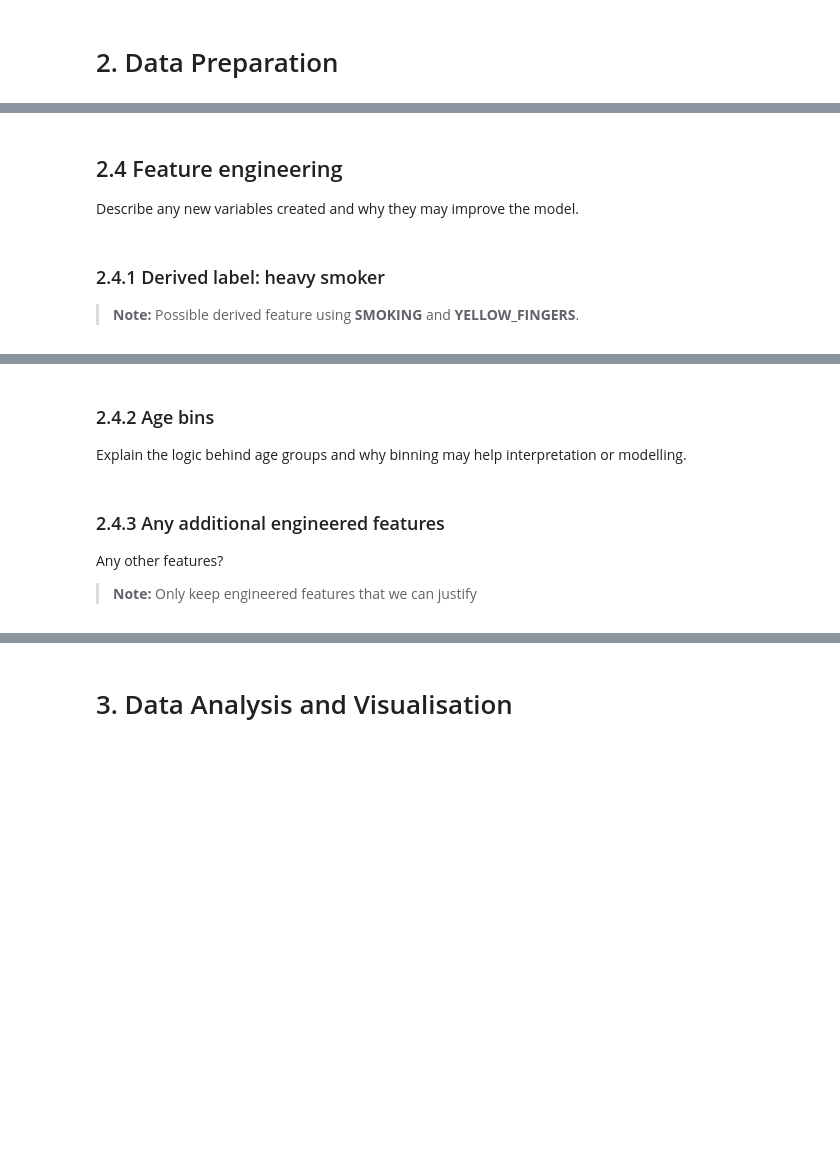
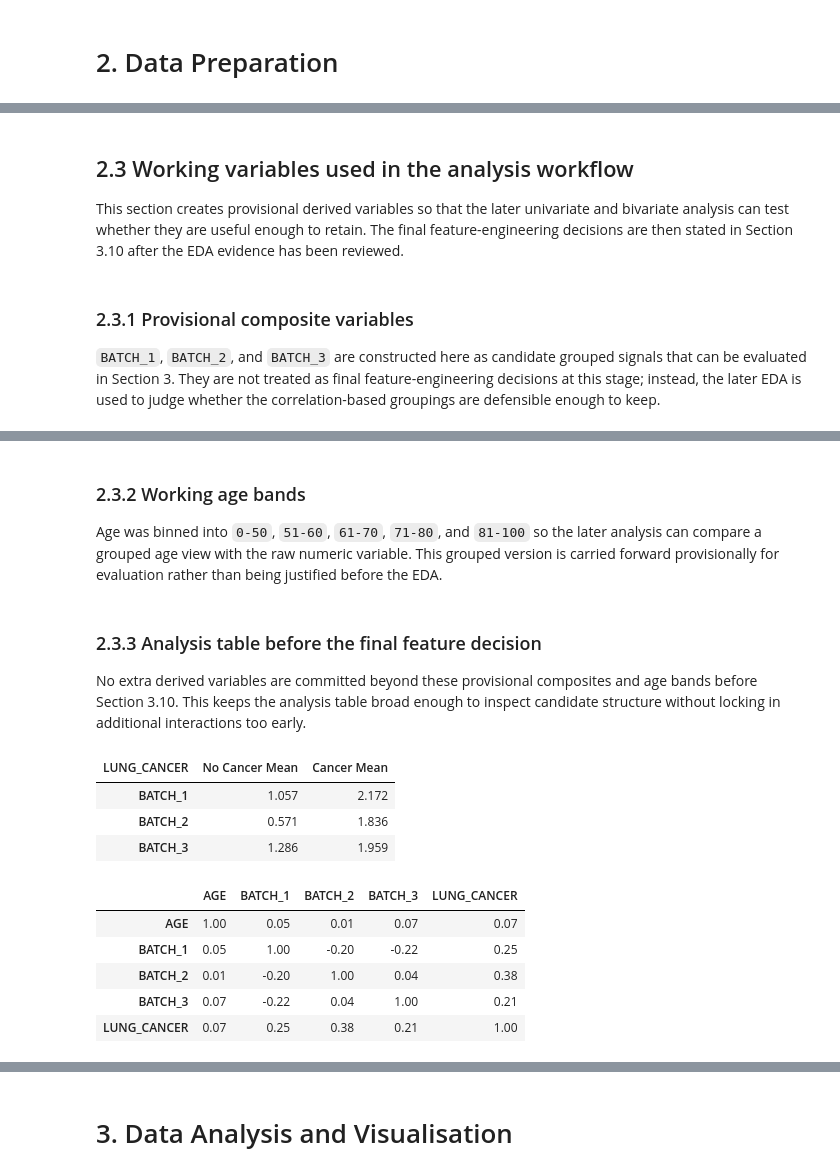
Before and after one commit to JoeShade/groupProject, a Jupyter notebook: blankTemplate.ipynb, the cells around one changed output, grey strips where cells are left out. Cells and saved outputs as stored; diff of their text form; code cells hidden in the pictures; blank space fills up the shorter version.

```diff
--- a/blankTemplate.ipynb
+++ b/blankTemplate.ipynb
@@ -227,8 +491,7 @@ keep or remove? Will need to justify this, test both ways?
 # %% [markdown]
-## 2.4 Feature engineering
-Describe any new variables created and why they may improve the model.
+## 2.3 Working variables used in the analysis workflow
+This section creates provisional derived variables so that the later univariate and bivariate analysis can test whether they are useful enough to retain. The final feature-engineering decisions are then stated in Section 3.10 after the EDA evidence has been reviewed.
 # %% [markdown]
-### 2.4.1 Derived label: heavy smoker
-
-> **Note:** Possible derived feature using **SMOKING** and **YELLOW_FINGERS**.
+### 2.3.1 Provisional composite variables
+`BATCH_1`, `BATCH_2`, and `BATCH_3` are constructed here as candidate grouped signals that can be evaluated in Section 3. They are not treated as final feature-engineering decisions at this stage; instead, the later EDA is used to judge whether the correlation-based groupings are defensible enough to keep.
 # %%
@@ -261,15 +531,36 @@ dataset_clean.head(25)
 | 23 | 0 | 60 | 1 | 0 | 0 | 0 | 0 | 1 | 1 | ... |
 | 24 | 0 | 72 | 1 | 1 | 1 | 1 | 1 | 0 | 1 | ... |
 # %% [markdown]
-### 2.4.2 Age bins
-Explain the logic behind age groups and why binning may help interpretation or modelling.
+### 2.3.2 Working age bands
+Age was binned into `0-50`, `51-60`, `61-70`, `71-80`, and `81-100` so the later analysis can compare a grouped age view with the raw numeric variable. This grouped version is carried forward provisionally for evaluation rather than being justified before the EDA.
 # %% [markdown]
-### 2.4.3 Any additional engineered features
-Any other features?
-
-> **Note:** Only keep engineered features that we can justify
+### 2.3.3 Analysis table before the final feature decision
+No extra derived variables are committed beyond these provisional composites and age bands before Section 3.10. This keeps the analysis table broad enough to inspect candidate structure without locking in additional interactions too early.
 # %%
-# Use this block to create engineered features
+engineered_feature_mean_df = (
+    dataset_clean.groupby('LUNG_CANCER')[['BATCH_1', 'BATCH_2', 'BATCH_3']]
+    .mean()
+    .T.rename(columns={0: 'No Cancer Mean', 1: 'Cancer Mean'})
+    .round(3)
+)
+
+engineered_feature_mean_df
+# %% [output]
+| LUNG_CANCER | No Cancer Mean | Cancer Mean |
+| BATCH_1 | 1.057 | 2.172 |
+| BATCH_2 | 0.571 | 1.836 |
+| BATCH_3 | 1.286 | 1.959 |
 # %%
-# Recheck correlations including new features
+engineered_correlation_df = dataset_clean[
+    ['AGE', 'BATCH_1', 'BATCH_2', 'BATCH_3', 'LUNG_CANCER']
+].corr(numeric_only=True).round(2)
+
+engineered_correlation_df
+# %% [output]
+|  | AGE | BATCH_1 | BATCH_2 | BATCH_3 | LUNG_CANCER |
+| AGE | 1.00 | 0.05 | 0.01 | 0.07 | 0.07 |
+| BATCH_1 | 0.05 | 1.00 | -0.20 | -0.22 | 0.25 |
+| BATCH_2 | 0.01 | -0.20 | 1.00 | 0.04 | 0.38 |
+| BATCH_3 | 0.07 | -0.22 | 0.04 | 1.00 | 0.21 |
+| LUNG_CANCER | 0.07 | 0.25 | 0.38 | 0.21 | 1.00 |
 # %% [markdown]
```
Also changed, not shown: parts of 96 cells of this notebook, 5 other files.
